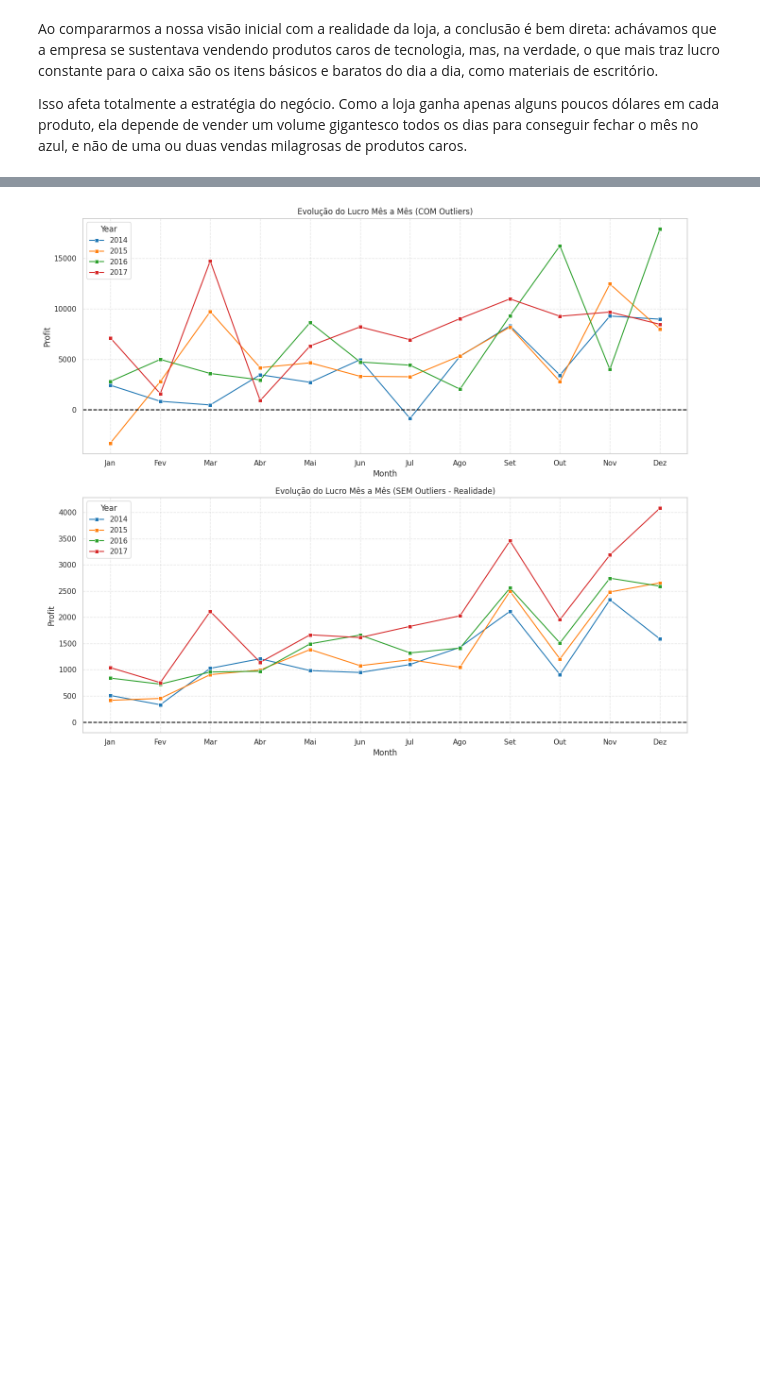
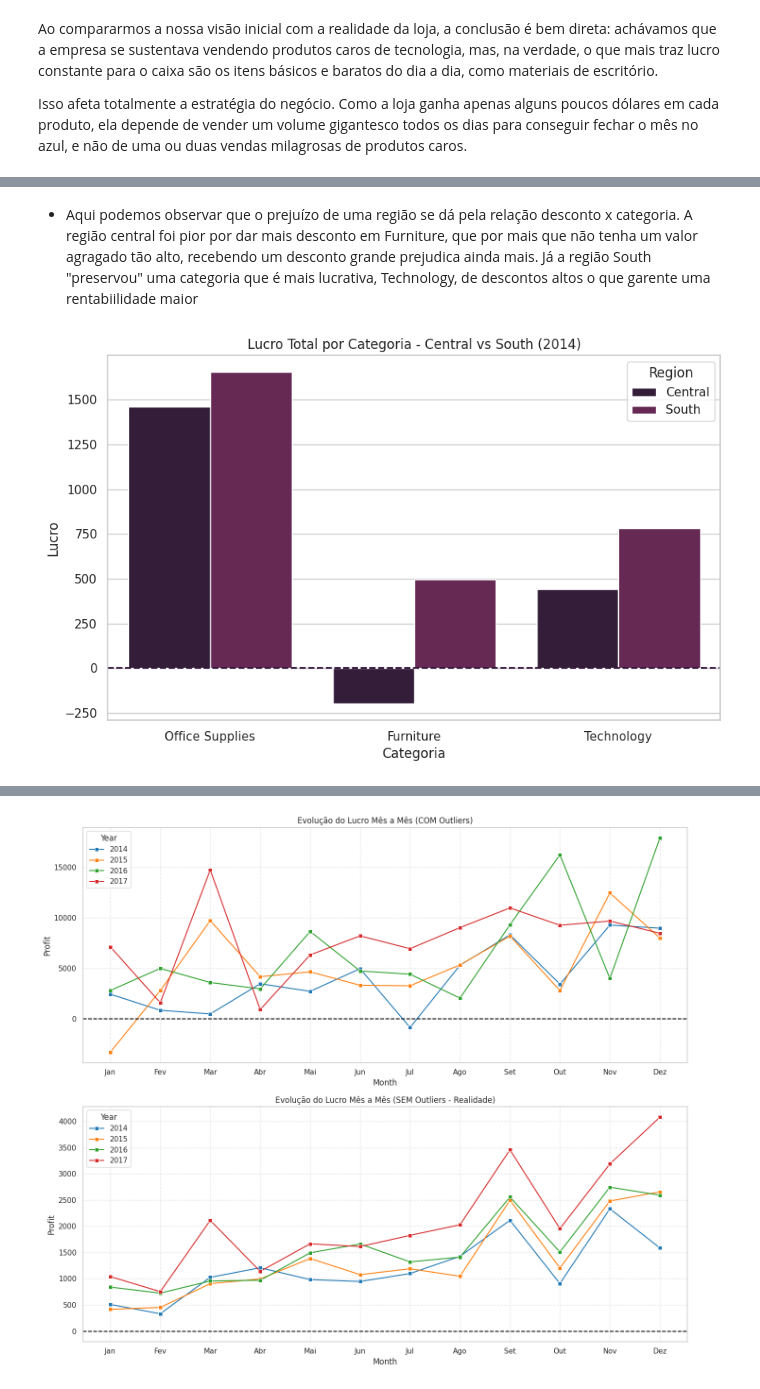
Before and after one commit to Ronaldo-Junior1/analise-dados-supermercado, a Jupyter notebook: Analise_base_supermercado.ipynb, the cells around one changed output, grey strips where cells are left out. Cells and saved outputs as stored; diff of their text form; code cells hidden in the pictures; blank space fills up the shorter version.

```diff
--- a/Analise_base_supermercado.ipynb
+++ b/Analise_base_supermercado.ipynb
@@ -922,0 +963,16 @@ Isso afeta totalmente a estratégia do negócio. Como a loja ganha apenas alguns
+# %% [markdown]
+- Aqui podemos observar que o prejuízo de uma região se dá pela relação desconto x categoria. A região central foi pior por dar mais desconto em Furniture, que por mais que não tenha um valor agragado tão alto, recebendo um desconto grande prejudica ainda mais. Já a região South "preservou" uma categoria que é mais lucrativa, Technology, de descontos altos o que garente uma rentabiilidade maior
+# %%
+plt.figure(figsize=(10,6))
+
+sns.barplot(data=df_clean[(df_clean['Year'] == 2014) & (df_clean['Region'].isin(['Central', 'South']))], x='Category', y='Profit', hue='Region', estimator=sum, errorbar=None)
+
+plt.axhline(0, linestyle='--')
+
+plt.title('Lucro Total por Categoria - Central vs South (2014)')
+plt.xlabel('Categoria')
+plt.ylabel('Lucro')
+
+plt.show()
+# %% [output]
+[figure, added]
```
Also changed, not shown: parts of 41 cells of this notebook.
